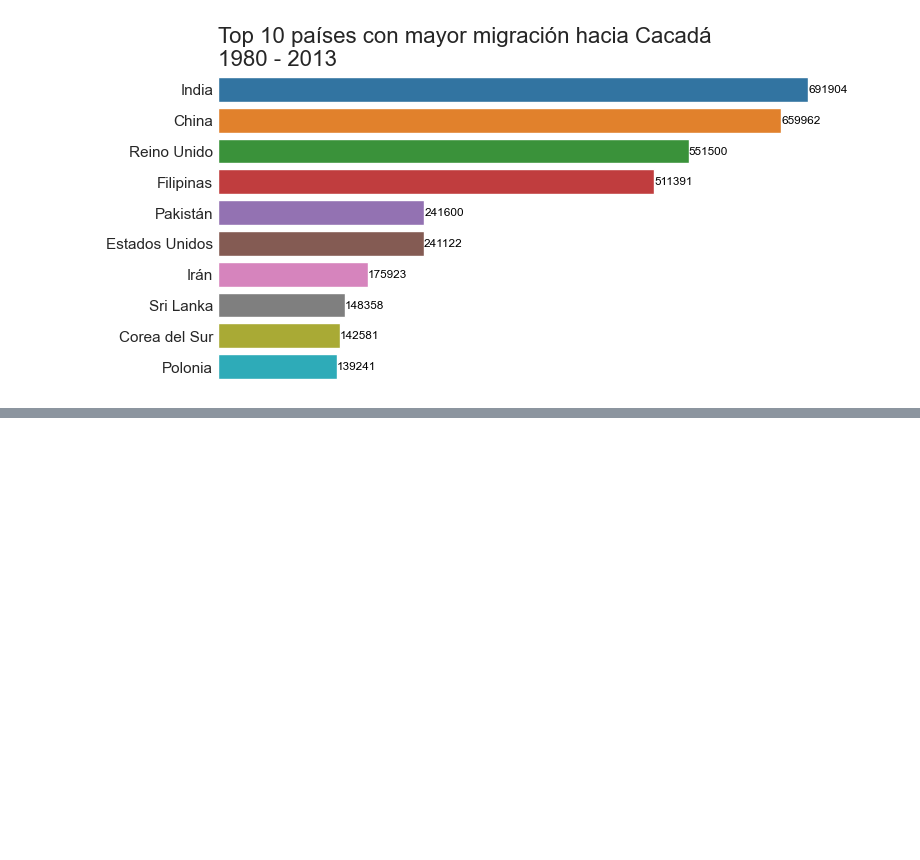
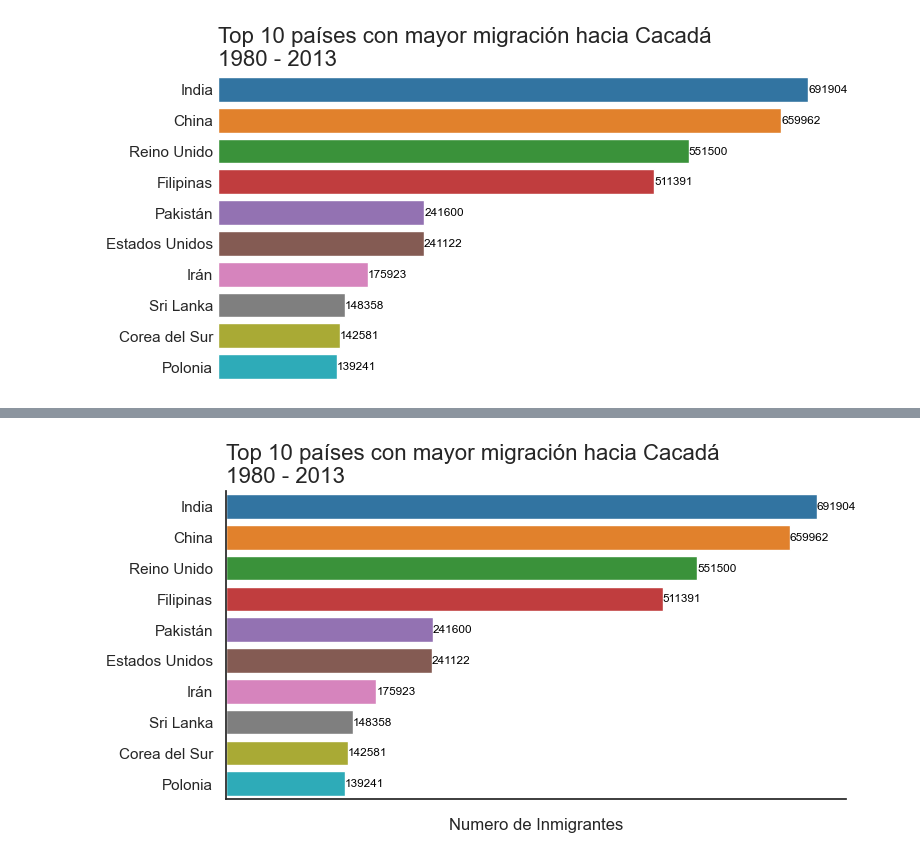
Before and after one commit to OctavioPinoRosas/CursoAlura_DataScience, a Jupyter notebook: Visualizacion_De_Datos/Visualizacion_de_datos_con_python.ipynb, the cells around one changed output, grey strips where cells are left out. Cells and saved outputs as stored; diff of their text form; code cells hidden in the pictures; blank space fills up the shorter version.

```diff
--- a/Visualizacion_De_Datos/Visualizacion_de_datos_con_python.ipynb
+++ b/Visualizacion_De_Datos/Visualizacion_de_datos_con_python.ipynb
@@ -415,0 +438,5 @@ generar_grafico('tab10')
+# %%
+sns.set_theme(style='white')
+generar_grafico('tab10')
+# %% [output]
+[figure, added]
```
Also changed, not shown: parts of 3 cells of this notebook.
